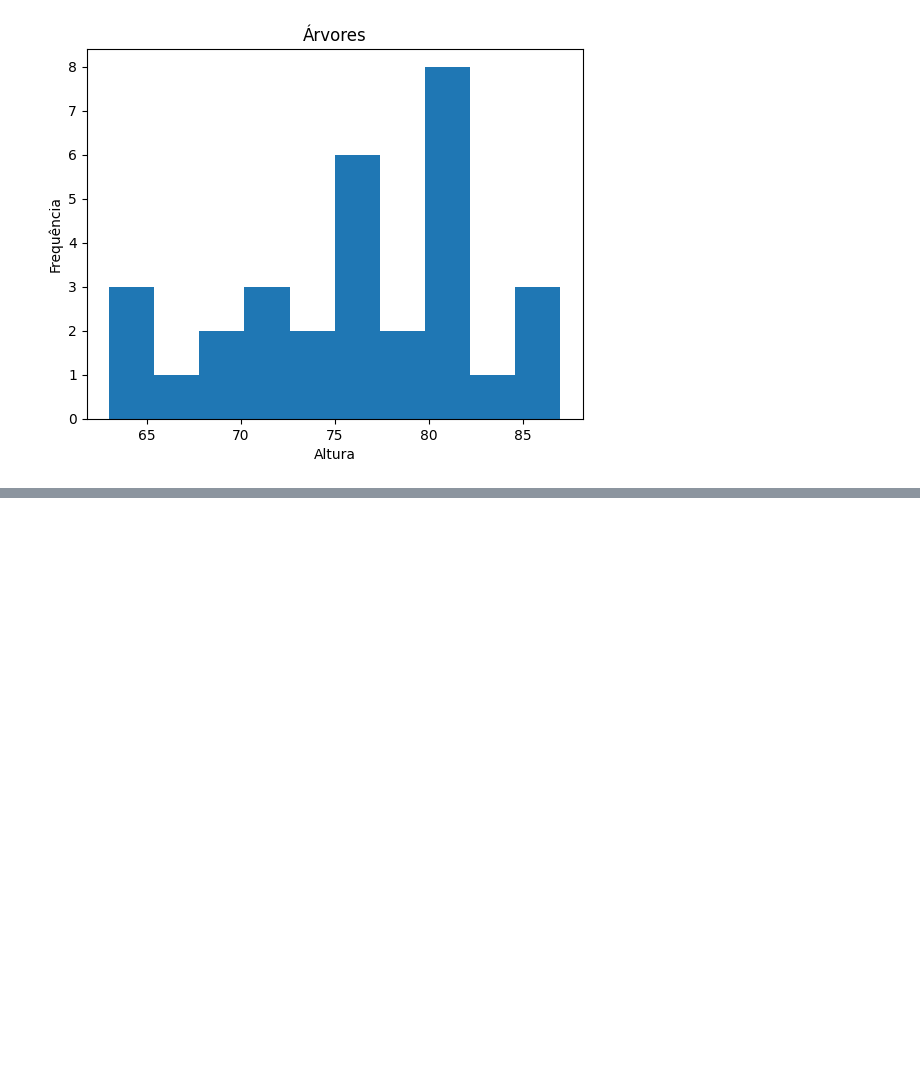
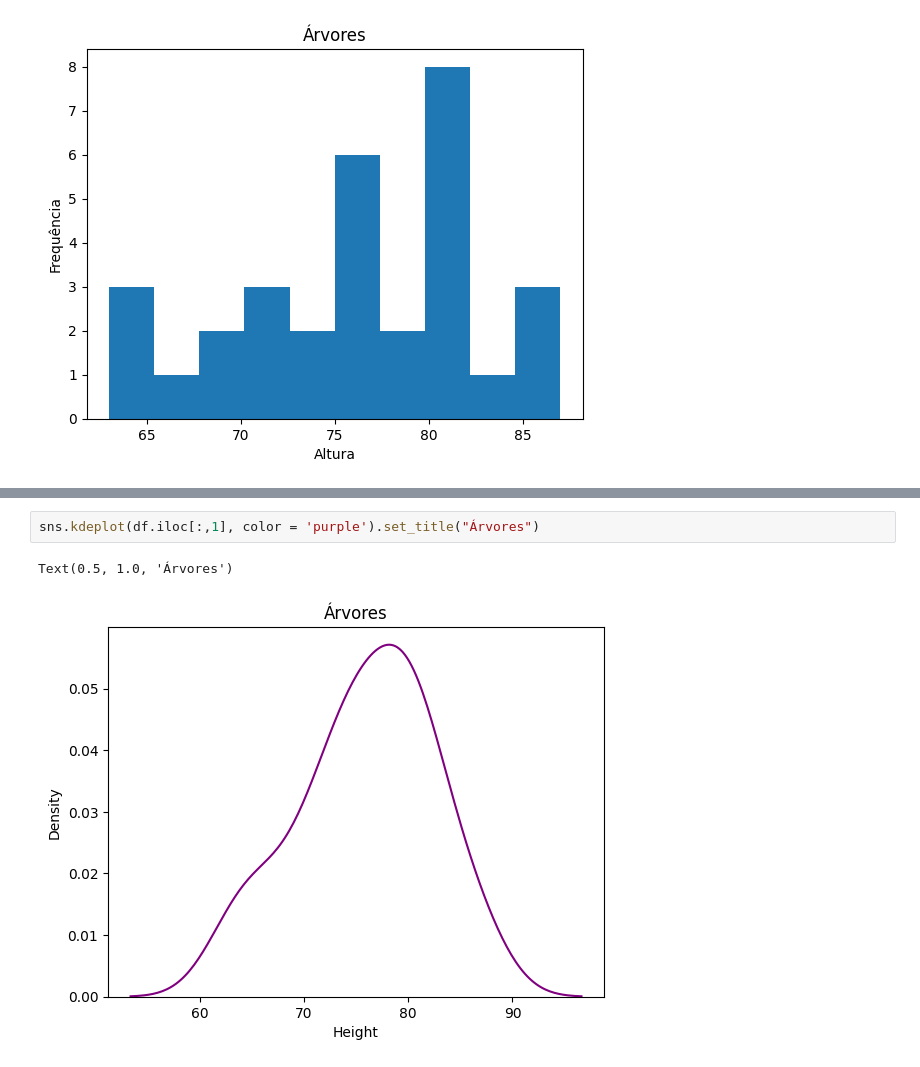
Before and after one commit to stephanyresque/Estudos, a Jupyter notebook: analise_exploratoria/histogramas.ipynb, the cells around one changed output, grey strips where cells are left out. Cells and saved outputs as stored; diff of their text form; blank space fills up the shorter version.

```diff
--- a/analise_exploratoria/histogramas.ipynb
+++ b/analise_exploratoria/histogramas.ipynb
@@ -43,0 +50,5 @@ Text(0.5, 0, 'Altura')
+# %%
+sns.kdeplot(df.iloc[:,1], color = 'purple').set_title("Árvores")
+# %% [output]
+Text(0.5, 1.0, 'Árvores')
+[figure, added]
```
Also changed, not shown: parts of 2 cells of this notebook.
